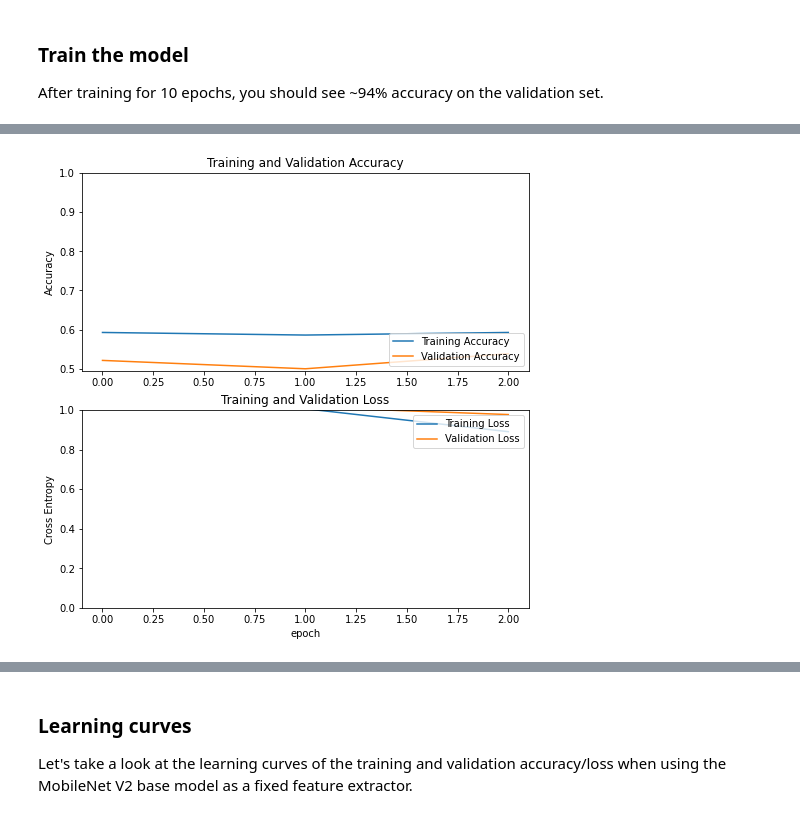
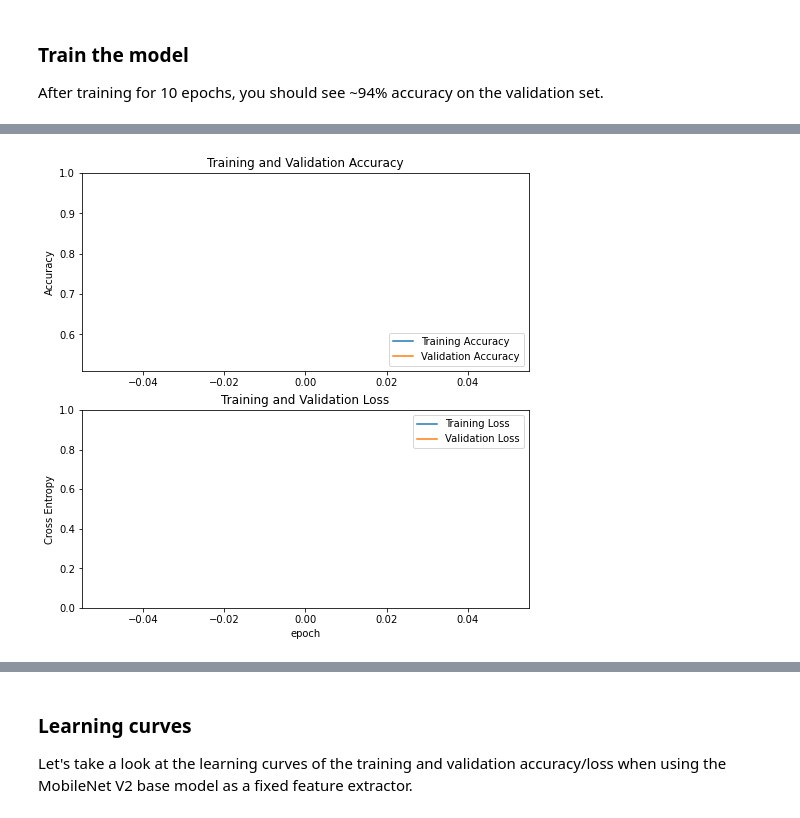
Before and after one commit to ayhkusa/cvpr_clvision_challenge, a Jupyter notebook: transfer_learning_core50_NI2.ipynb, the cells around one changed output, grey strips where cells are left out. Cells and saved outputs as stored; diff of their text form; code cells hidden in the pictures.

```diff
--- a/transfer_learning_core50_NI2.ipynb
+++ b/transfer_learning_core50_NI2.ipynb
@@ -244,8 +248,8 @@ def create_base(trainable,IMG_SIZE = (128,128)):
     return base_model
 # %%
 #print(dir(base_model))
-base_model0 = create_base(False)
-base_model1 = create_base(False)
+base_model0 = create_base()
+base_model1 = create_base()
 # %% [output]
 image size  (128, 128)
 image shape  (128, 128, 3)
@@ -263,3 +286,5 @@ def feature_extractor(base_model,train_dataset):
     print(feature_batch.shape)
 
     return (image_batch,label_batch,feature_batch)
+# %%
+base_model0.trainable = False
@@ -367,7 +434,7 @@ def train_model(base_model):
     prediction_layer = tf.keras.layers.Dense(1)
     inputs = tf.keras.Input(shape=(128, 128, 3))
     x = data_augmentation(inputs)
-    x = preprocess_input(inputs)
+    x = preprocess_input(x)
     x = base_model(x, training=False)
     x = global_average_layer(x)
     x = tf.keras.layers.Dropout(0.2)(x)
@@ -378,7 +445,7 @@ def train_model(base_model):
     model.compile(optimizer=tf.keras.optimizers.Adam(lr=base_learning_rate),
               loss=tf.keras.losses.BinaryCrossentropy(from_logits=True),
               metrics=['accuracy'])
-    print("trainable variables ", len(train_model0.trainable_variables))
+    print("trainable variables ", len(model.trainable_variables))
 
     return model
 # %%
@@ -448,6 +556,6 @@ initial accuracy: 0.41
 # %%
-def fit_train(model,train_dataset,validation_dataset,initial_epochs):
-    history = model.fit(train_dataset,
+def fit_train(train_model,train_dataset,validation_dataset,initial_epochs):
+    history = train_model.fit(train_dataset,
                         epochs=initial_epochs,
                         validation_data=validation_dataset)
 
@@ -478,5 +586,5 @@ def fit_train(model,train_dataset,validation_dataset,initial_epochs):
 
     return history
 # %%
-history0 = fit_train(train_model0,train_dataset0,validation_dataset0,initial_epochs=3)
+history0 = fit_train(train_model0,train_dataset0,validation_dataset0,initial_epochs=1)
 # %% [output]
@@ -489,2 +592,2 @@ Epoch 3/3
-[figure, old version]
+[figure, new version]
 # %%
```
Also changed, not shown: parts of 34 cells of this notebook, 2 other files.
